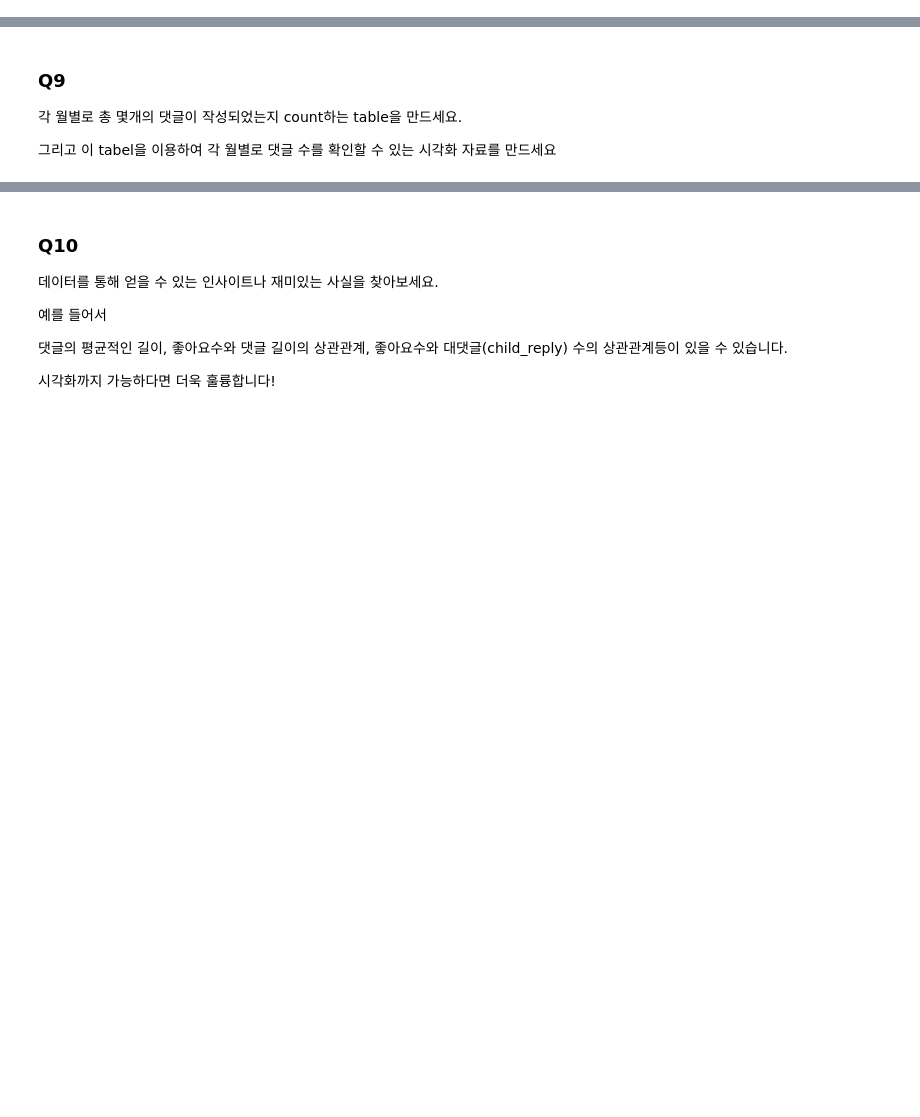
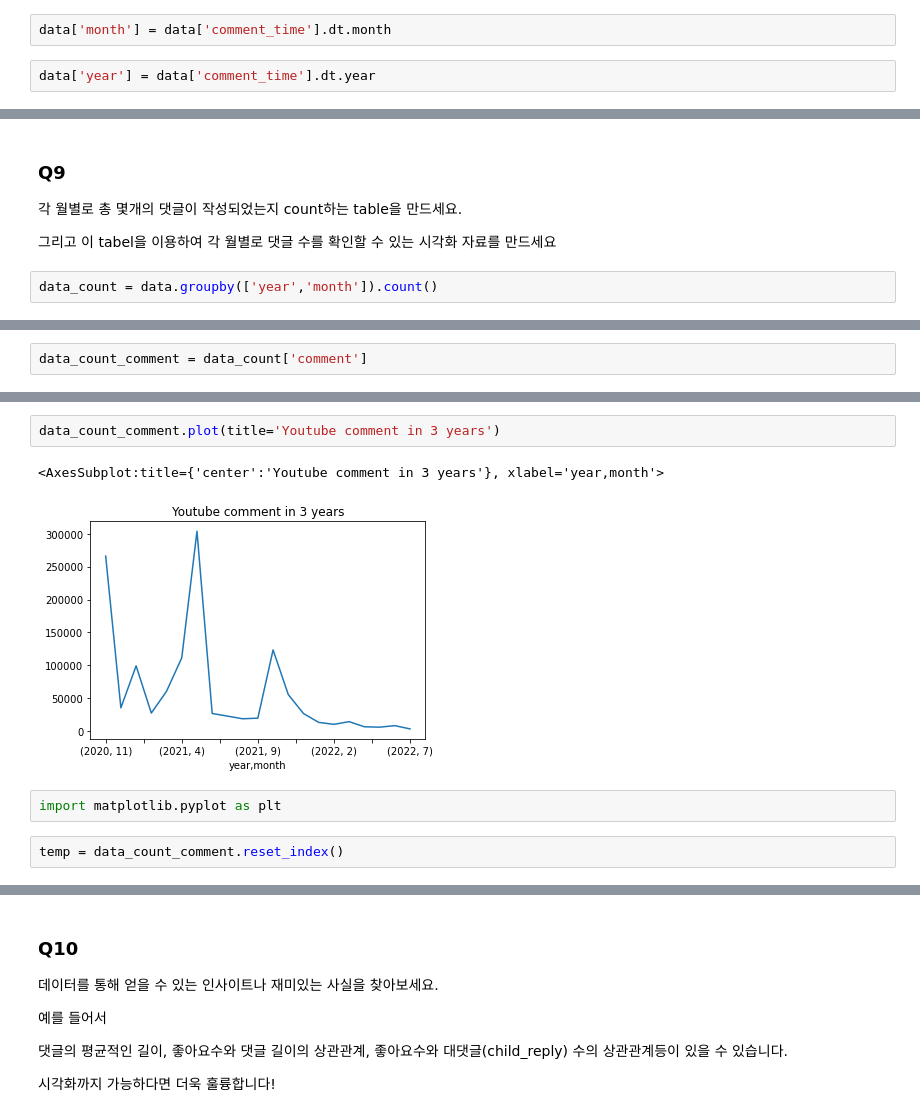
Before and after one commit to gyurihan/python_study, a Jupyter notebook: practice/Python_Quiz.ipynb, the cells around one changed output, grey strips where cells are left out. Drawn from its saved outputs; the diff is of its cells as text; blank space fills up the shorter version.

```diff
--- a/practice/Python_Quiz.ipynb
+++ b/practice/Python_Quiz.ipynb
@@ -118,0 +251,4 @@ data에 month라는 새로운 column을 추가하고 해당 댓글이 몇월에
+# %%
+data['month'] = data['comment_time'].dt.month
+# %%
+data['year'] = data['comment_time'].dt.year
@@ -121,3 +266,5 @@ data에 month라는 새로운 column을 추가하고 해당 댓글이 몇월에
 각 월별로 총 몇개의 댓글이 작성되었는지 count하는 table을 만드세요.
 
 그리고 이 tabel을 이용하여 각 월별로 댓글 수를 확인할 수 있는 시각화 자료를 만드세요
+# %%
+data_count = data.groupby(['year','month']).count()
@@ -123,0 +292,2 @@ data에 month라는 새로운 column을 추가하고 해당 댓글이 몇월에
+# %%
+data_count_comment = data_count['comment']
@@ -123,0 +314,9 @@ data에 month라는 새로운 column을 추가하고 해당 댓글이 몇월에
+# %%
+data_count_comment.plot(title='Youtube comment in 3 years')
+# %% [output]
+<AxesSubplot:title={'center':'Youtube comment in 3 years'}, xlabel='year,month'>
+[figure, added]
+# %%
+import matplotlib.pyplot as plt
+# %%
+temp = data_count_comment.reset_index()
```
Also changed, not shown: parts of 33 cells of this notebook.
